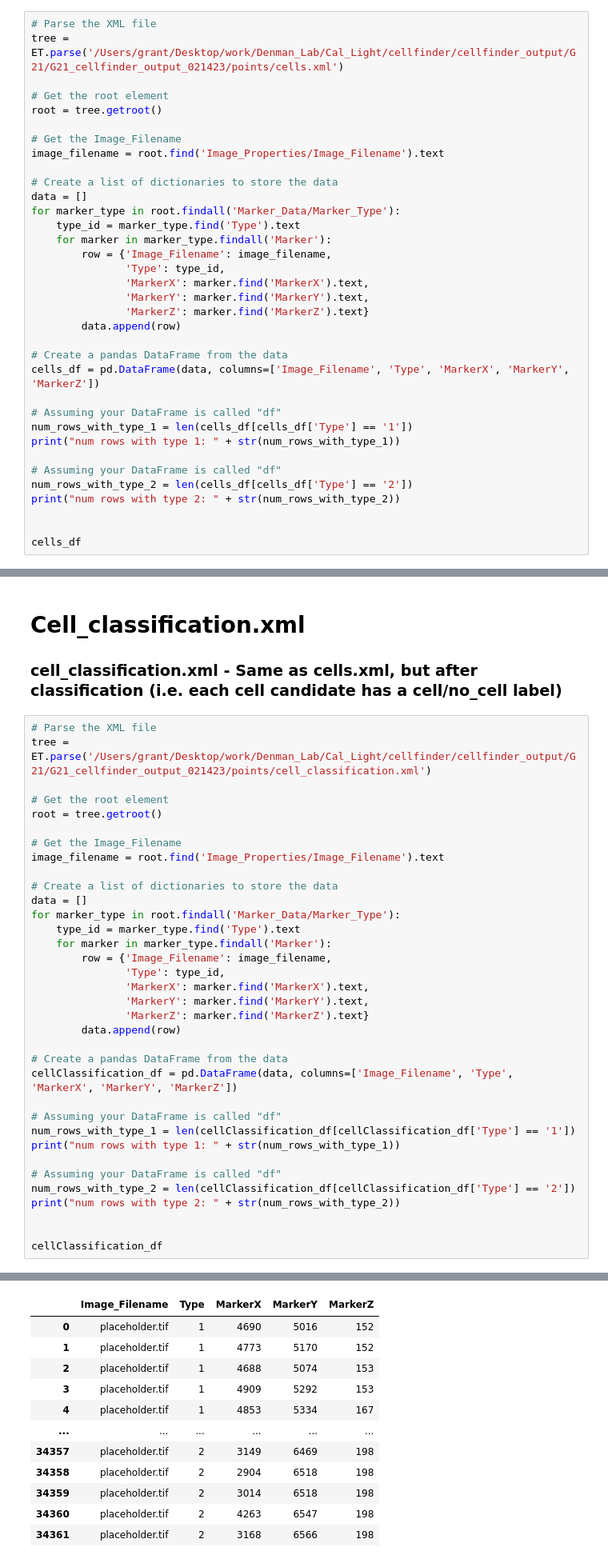
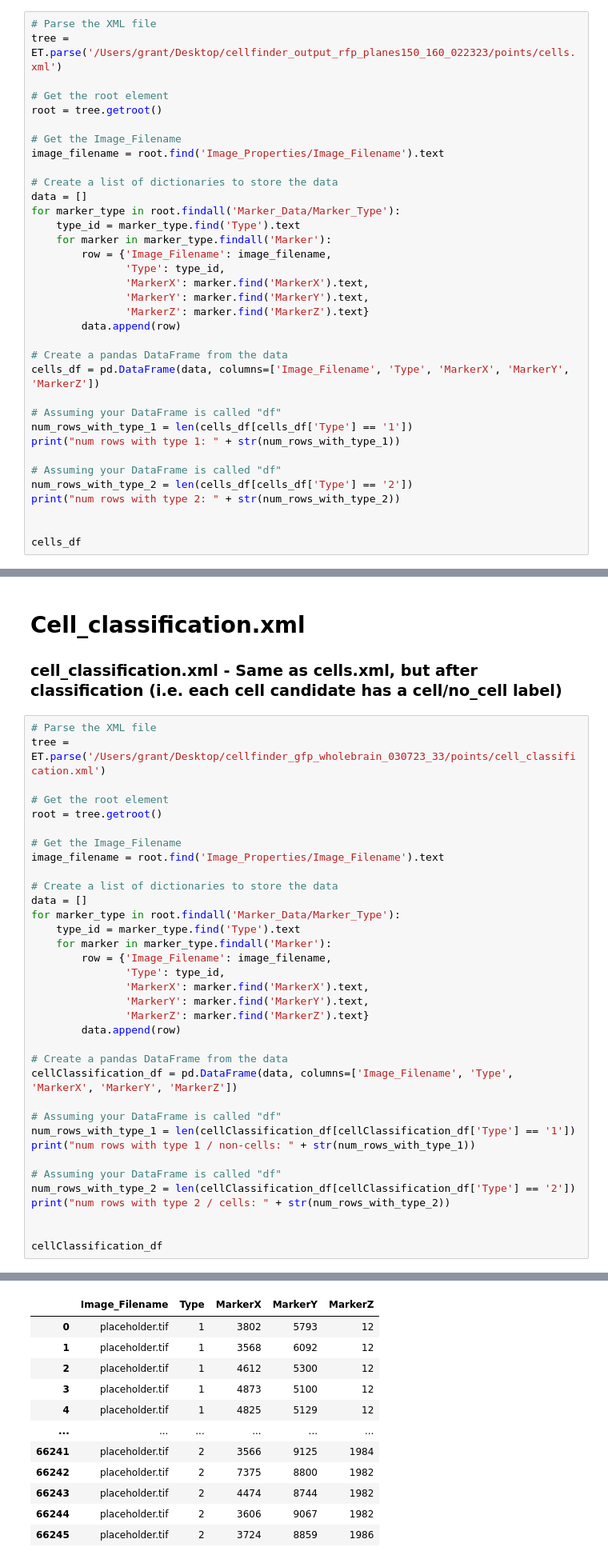
Before and after one commit to granthughes1999/cellfinder_brainrender, a Jupyter notebook: visualize_cells.xml_cell_classificatio.xml_.ipynb, the cells around one changed output, grey strips where cells are left out. Shown at 80% size. Drawn from its saved outputs; the diff is of its cells as text.

```diff
--- a/visualize_cells.xml_cell_classificatio.xml_.ipynb
+++ b/visualize_cells.xml_cell_classificatio.xml_.ipynb
@@ -7,7 +7,7 @@ import pandas as pd
 ### cells.xml - Cell candidate positions in the coordinate space of the raw data
 # %%
 # Parse the XML file
-tree = ET.parse('/Users/grant/Desktop/work/Denman_Lab/Cal_Light/cellfinder/cellfinder_output/G21/G21_cellfinder_output_021423/points/cells.xml')
+tree = ET.parse('/Users/grant/Desktop/cellfinder_output_rfp_planes150_160_022323/points/cells.xml')
 
 # Get the root element
 root = tree.getroot()
@@ -62,7 +62,7 @@ num rows with type 2: 0
 ### cell_classification.xml - Same as cells.xml, but after classification (i.e. each cell candidate has a cell/no_cell label)
 # %%
 # Parse the XML file
-tree = ET.parse('/Users/grant/Desktop/work/Denman_Lab/Cal_Light/cellfinder/cellfinder_output/G21/G21_cellfinder_output_021423/points/cell_classification.xml')
+tree = ET.parse('/Users/grant/Desktop/cellfinder_gfp_wholebrain_030723_33/points/cell_classification.xml')
 
 # Get the root element
 root = tree.getroot()
@@ -87,11 +87,11 @@ cellClassification_df = pd.DataFrame(data, columns=['Image_Filename', 'Type', 'M
 
 # Assuming your DataFrame is called "df"
 num_rows_with_type_1 = len(cellClassification_df[cellClassification_df['Type'] == '1'])
-print("num rows with type 1: " + str(num_rows_with_type_1))
+print("num rows with type 1 / non-cells: " + str(num_rows_with_type_1))
 
 # Assuming your DataFrame is called "df"
 num_rows_with_type_2 = len(cellClassification_df[cellClassification_df['Type'] == '2'])
-print("num rows with type 2: " + str(num_rows_with_type_2))
+print("num rows with type 2 / cells: " + str(num_rows_with_type_2))
 
 
 cellClassification_df
@@ -101,12 +101,12 @@ num rows with type 2: 34351
 |  | Image_Filename | Type | MarkerX | MarkerY | MarkerZ |
-| 0 | placeholder.tif | 1 | 4690 | 5016 | 152 |
-| 1 | placeholder.tif | 1 | 4773 | 5170 | 152 |
-| 2 | placeholder.tif | 1 | 4688 | 5074 | 153 |
-| 3 | placeholder.tif | 1 | 4909 | 5292 | 153 |
-| 4 | placeholder.tif | 1 | 4853 | 5334 | 167 |
+| 0 | placeholder.tif | 1 | 3802 | 5793 | 12 |
+| 1 | placeholder.tif | 1 | 3568 | 6092 | 12 |
+| 2 | placeholder.tif | 1 | 4612 | 5300 | 12 |
+| 3 | placeholder.tif | 1 | 4873 | 5100 | 12 |
+| 4 | placeholder.tif | 1 | 4825 | 5129 | 12 |
 | ... | ... | ... | ... | ... | ... |
-| 34357 | placeholder.tif | 2 | 3149 | 6469 | 198 |
-| 34358 | placeholder.tif | 2 | 2904 | 6518 | 198 |
-| 34359 | placeholder.tif | 2 | 3014 | 6518 | 198 |
-| 34360 | placeholder.tif | 2 | 4263 | 6547 | 198 |
-| 34361 | placeholder.tif | 2 | 3168 | 6566 | 198 |
+| 66241 | placeholder.tif | 2 | 3566 | 9125 | 1984 |
+| 66242 | placeholder.tif | 2 | 7375 | 8800 | 1982 |
+| 66243 | placeholder.tif | 2 | 4474 | 8744 | 1982 |
+| 66244 | placeholder.tif | 2 | 3606 | 9067 | 1982 |
+| 66245 | placeholder.tif | 2 | 3724 | 8859 | 1986 |
```
Also changed, not shown: parts of 2 cells of this notebook, 4 other files.
